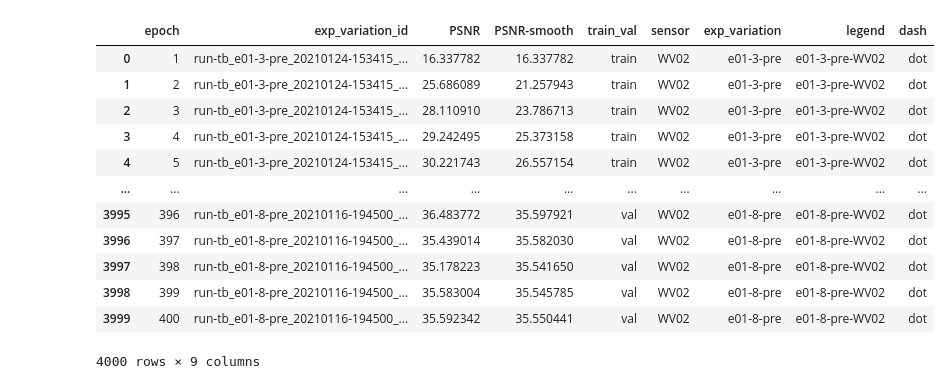
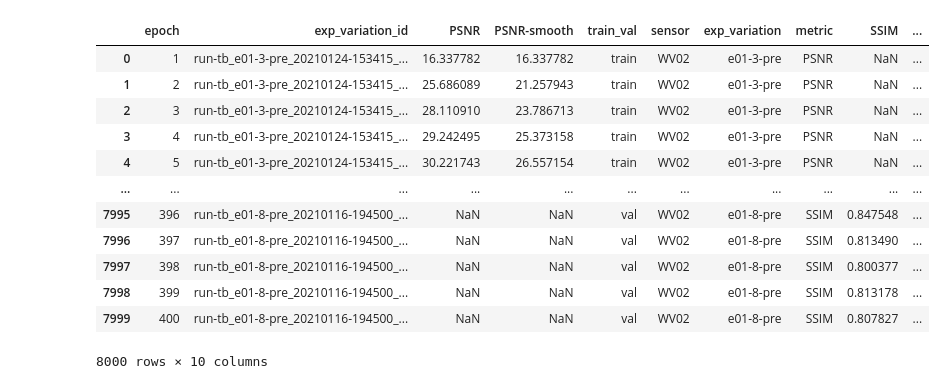
Before and after one commit to onordberg/multispectral-super-resolution, a Jupyter notebook: loss-plots.ipynb, the cells around one changed output. Drawn from its saved outputs; the diff is of its cells as text; code cells hidden in the pictures.

Commit message:
combine psnr and ssim

```diff
--- a/loss-plots.ipynb
+++ b/loss-plots.ipynb
@@ -5,8 +6,8 @@ import plotly.graph_objects as go
 import pathlib
 # %%
 CSV_DIR = 'logs/csv'
-METRIC_NAME = 'PSNR'
-METRIC = 'PSNR'
+METRICS_NAME = ['PSNR', 'SSIM']
+METRICS = ['PSNR', 'SSIM']
 TRAIN_VAL = 'train'  # train
 #TRAIN_VAL = 'both'
 TRAIN_VAL_LONG = {'train': 'Training set',
@@ -15,11 +16,14 @@ TRAIN_VAL_LONG = TRAIN_VAL_LONG[TRAIN_VAL]
 SMOOTH = True
 SMOOTH_PAR = 0.9
 # %%
-def list_exp_csv(csv_dir, exp_name, pre_gan, train_val, metric):
+def list_exp_csv(csv_dir, exp_name, pre_gan, train_val, metrics):
     if isinstance(csv_dir, str):
         csv_dir = pathlib.Path(csv_dir)
     #csv_list = list(csv_dir.glob('**/' + exp_name + '/*' + pre_gan + '*' + train_val + '*' + metric + '*.csv'))
-    csv_list = list(csv_dir.glob('**/' + exp_name + '/*' + pre_gan + '*' + metric + '*.csv'))
+    csv_list = []
+    for metric in metrics:
+        csv_list.append(list(csv_dir.glob('**/' + exp_name + '/*' + pre_gan + '*' + metric + '*.csv')))
+    csv_list = [item for sublist in csv_list for item in sublist]
     return csv_list
 
 def csv_list_to_dfs(csv_list):
@@ -33,6 +37,8 @@ def merge_dfs_by_epoch(dfs, metric, wide_long, smooth=True, smooth_par=0.9):
     smooth_df = pd.DataFrame()
     exp_variations = []
     for name, df in dfs.items():
+        if metric not in name:
+            continue
         try:
             new_df['epoch']
         except KeyError:
@@ -41,51 +47,58 @@ def merge_dfs_by_epoch(dfs, metric, wide_long, smooth=True, smooth_par=0.9):
         idx1 = name.find('_e') + 1
         idx2 = name.find('_2')
         exp_variation = name[idx1:idx2]
         exp_variations.append(exp_variation)
         col_name = name
         new_df[col_name] = df['Value']
         if smooth:
             smooth_df[col_name] = df['Value'].ewm(alpha=(1 - smooth_par)).mean()
     if wide_long == 'long':
         new_df = pd.melt(new_df, id_vars=['epoch'], value_name=metric, var_name='exp_variation_id')
         if smooth:
             smooth_df = pd.melt(smooth_df, id_vars='epoch', value_name=metric, var_name='exp_variation_id')
             new_df[metric + '-smooth'] = smooth_df[metric]
 
         new_df.loc[new_df['exp_variation_id'].str.contains('train'), 'train_val'] = 'train'
         new_df.loc[new_df['exp_variation_id'].str.contains('val'), 'train_val'] = 'val'
 
         new_df.loc[new_df['exp_variation_id'].str.contains('WV02'), 'sensor'] = 'WV02'
         new_df.loc[new_df['exp_variation_id'].str.contains('GE01'), 'sensor'] = 'GE01'
         new_df['sensor'].fillna('WV02', inplace=True)
 
         for exp_variation in exp_variations:
             new_df.loc[new_df['exp_variation_id'].str.contains(exp_variation), 'exp_variation'] = exp_variation
-        new_df['legend'] = new_df['exp_variation'] + '-' + new_df['sensor']
-        new_df['dash'] = 'dot'
+        # new_df['legend'] = new_df['exp_variation'] + '-' + new_df['sensor']
+        #new_df.set_index(['exp_variation', 'train_val', 'sensor'], inplace=True)
+        new_df['metric'] = metric
     return new_df
 
 csv_list = list_exp_csv(CSV_DIR, 'e01',
                         pre_gan='pre',
                         train_val=TRAIN_VAL,
-                        metric=METRIC_NAME)
-metric_df = merge_dfs_by_epoch(csv_list_to_dfs(csv_list),
-                               metric=METRIC,
-                               wide_long='long',
-                               smooth=SMOOTH,
-                               smooth_par=SMOOTH_PAR)
+                        metrics=METRICS_NAME)
+csv_list
+dfs = []
+for metric in METRICS:
+    dfs.append(merge_dfs_by_epoch(csv_list_to_dfs(csv_list),
+                                   metric=metric,
+                                   wide_long='long',
+                                   smooth=SMOOTH,
+                                   smooth_par=SMOOTH_PAR))
+metric_df = pd.concat(dfs, axis=1)
+metric_df = dfs[0]
+metric_df = metric_df.merge(dfs[1], how='outer')
 metric_df
 # %% [output]
-|  | epoch | exp_variation_id | PSNR | PSNR-smooth | train_val | sensor | exp_variation | legend | dash |
-| 0 | 1 | run-tb_e01-3-pre_20210124-153415_... | 16.337782 | 16.337782 | train | WV02 | e01-3-pre | e01-3-pre-WV02 | dot |
-| 1 | 2 | run-tb_e01-3-pre_20210124-153415_... | 25.686089 | 21.257943 | train | WV02 | e01-3-pre | e01-3-pre-WV02 | dot |
-| 2 | 3 | run-tb_e01-3-pre_20210124-153415_... | 28.110910 | 23.786713 | train | WV02 | e01-3-pre | e01-3-pre-WV02 | dot |
-| 3 | 4 | run-tb_e01-3-pre_20210124-153415_... | 29.242495 | 25.373158 | train | WV02 | e01-3-pre | e01-3-pre-WV02 | dot |
-| 4 | 5 | run-tb_e01-3-pre_20210124-153415_... | 30.221743 | 26.557154 | train | WV02 | e01-3-pre | e01-3-pre-WV02 | dot |
-| ... | ... | ... | ... | ... | ... | ... | ... | ... | ... |
-| 3995 | 396 | run-tb_e01-8-pre_20210116-194500_... | 36.483772 | 35.597921 | val | WV02 | e01-8-pre | e01-8-pre-WV02 | dot |
-| 3996 | 397 | run-tb_e01-8-pre_20210116-194500_... | 35.439014 | 35.582030 | val | WV02 | e01-8-pre | e01-8-pre-WV02 | dot |
-| 3997 | 398 | run-tb_e01-8-pre_20210116-194500_... | 35.178223 | 35.541650 | val | WV02 | e01-8-pre | e01-8-pre-WV02 | dot |
-| 3998 | 399 | run-tb_e01-8-pre_20210116-194500_... | 35.583004 | 35.545785 | val | WV02 | e01-8-pre | e01-8-pre-WV02 | dot |
-| 3999 | 400 | run-tb_e01-8-pre_20210116-194500_... | 35.592342 | 35.550441 | val | WV02 | e01-8-pre | e01-8-pre-WV02 | dot |
+|  | epoch | exp_variation_id | PSNR | PSNR-smooth | train_val | sensor | exp_variation | metric | SSIM | ... |
+| 0 | 1 | run-tb_e01-3-pre_20210124-153415_... | 16.337782 | 16.337782 | train | WV02 | e01-3-pre | PSNR | NaN | ... |
+| 1 | 2 | run-tb_e01-3-pre_20210124-153415_... | 25.686089 | 21.257943 | train | WV02 | e01-3-pre | PSNR | NaN | ... |
+| 2 | 3 | run-tb_e01-3-pre_20210124-153415_... | 28.110910 | 23.786713 | train | WV02 | e01-3-pre | PSNR | NaN | ... |
+| 3 | 4 | run-tb_e01-3-pre_20210124-153415_... | 29.242495 | 25.373158 | train | WV02 | e01-3-pre | PSNR | NaN | ... |
+| 4 | 5 | run-tb_e01-3-pre_20210124-153415_... | 30.221743 | 26.557154 | train | WV02 | e01-3-pre | PSNR | NaN | ... |
+| ... | ... | ... | ... | ... | ... | ... | ... | ... | ... | ... |
+| 7995 | 396 | run-tb_e01-8-pre_20210116-194500_... | NaN | NaN | val | WV02 | e01-8-pre | SSIM | 0.847548 | ... |
+| 7996 | 397 | run-tb_e01-8-pre_20210116-194500_... | NaN | NaN | val | WV02 | e01-8-pre | SSIM | 0.813490 | ... |
+| 7997 | 398 | run-tb_e01-8-pre_20210116-194500_... | NaN | NaN | val | WV02 | e01-8-pre | SSIM | 0.800377 | ... |
+| 7998 | 399 | run-tb_e01-8-pre_20210116-194500_... | NaN | NaN | val | WV02 | e01-8-pre | SSIM | 0.813178 | ... |
+| 7999 | 400 | run-tb_e01-8-pre_20210116-194500_... | NaN | NaN | val | WV02 | e01-8-pre | SSIM | 0.807827 | ... |
-4000 rows × 9 columns
+8000 rows × 10 columns
```
Also changed, not shown: parts of 4 cells of this notebook.
